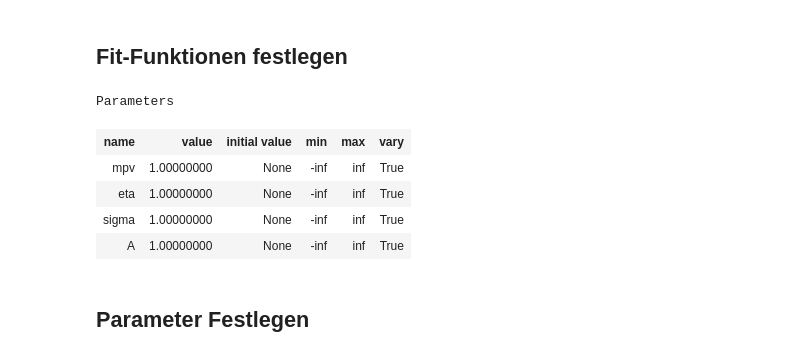
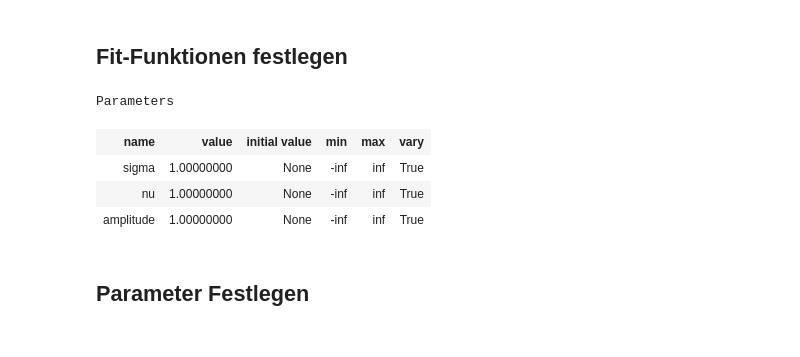
Before and after one commit to TimLockstedt/MP, a Jupyter notebook: FP14/JanTim/A4/Plott_var_func_Manuell.ipynb, the cells around one changed output. Drawn from its saved outputs; the diff is of its cells as text; code cells hidden in the pictures.

Commit message:
charge 1 done

```diff
--- a/FP14/JanTim/A4/Plott_var_func_Manuell.ipynb
+++ b/FP14/JanTim/A4/Plott_var_func_Manuell.ipynb
@@ -264,0 +334,5 @@ interactive(children=(Text(value='A2_Signal_110V_TimeProfile_130Latency', descri
+# %%
+data = np.genfromtxt("A4_V20_1.h5_charge.txt", skip_header = int(0), skip_footer = int(0))
+fig = plt.figure(figsize=(8, 6))
+plt.hist(data,1000)
+plt.show()
@@ -264,0 +341,12 @@ interactive(children=(Text(value='A2_Signal_110V_TimeProfile_130Latency', descri
+# %%
+daten = np.histogram(data, bins=1000)
+y = daten[0]
+#y = [res for i in daten[1]]
+x = np.zeros(y.shape)
+for i, x_wert in enumerate(daten[1]):
+    if i == 0:
+        continue
+    x_pre_wert = daten[1][i-1]
+    x[i-1] = (x_wert + x_pre_wert)/2
+
+plt.plot(x,y)
@@ -370,25 +465,24 @@ def Model_test(x):
 # %%
 from lmfit.models import PowerLawModel, ExponentialModel, GaussianModel, Model
 # import pylandau
 
 # def plot_func(x, mpv=1, eta=1, sigma=1, A=1):
 #     return pylandau.langau(x, mpv, eta, sigma, A)
 
-def plot_func(x,a=1,b=1,c=1,d=1,e=1):
-    return a*x**4+b*x**3+c*x**2+d*x+e
+def plot_func(x, sigma = 1, nu = 1, amplitude=1):
+    return amplitude/(sigma*np.sqrt(2*math.pi))*np.exp(-1/2*((x-nu)/sigma)**2)
 
-
-mod = Model(plot_func)#GaussianModel(prefix = "a")+GaussianModel(prefix = "b")
+Daten.set_func(plot_func)
+mod = Model(plot_func)##+GaussianModel(prefix = "b")
 
 pars = mod.make_params()
 pars
 # %% [output]
 Parameters
 | name | value | initial value | min | max | vary |
-| mpv | 1.00000000 | None | -inf | inf | True |
-| eta | 1.00000000 | None | -inf | inf | True |
 | sigma | 1.00000000 | None | -inf | inf | True |
-| A | 1.00000000 | None | -inf | inf | True |
+| nu | 1.00000000 | None | -inf | inf | True |
+| amplitude | 1.00000000 | None | -inf | inf | True |
 # %% [markdown]
 ## Parameter Festlegen
 # %%
```
Also changed, not shown: parts of 12 cells of this notebook, 9 other files.
